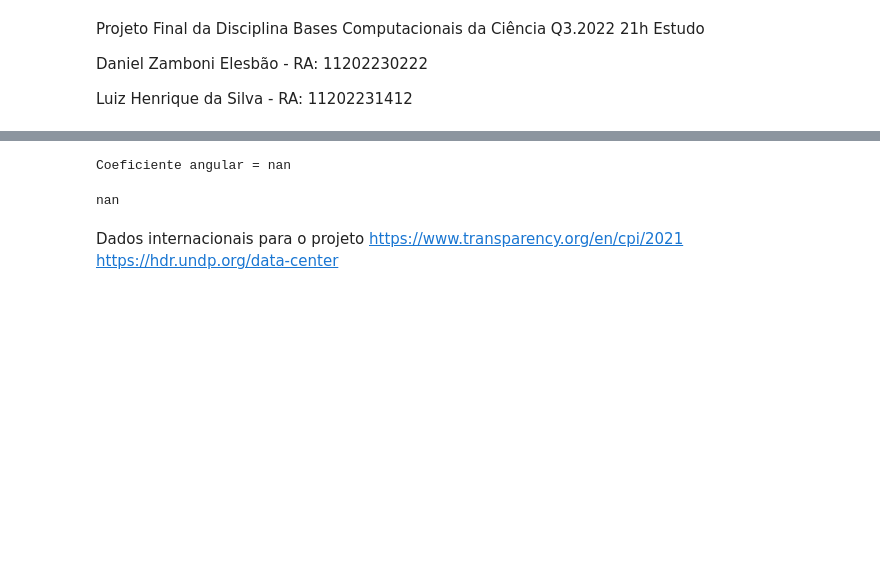
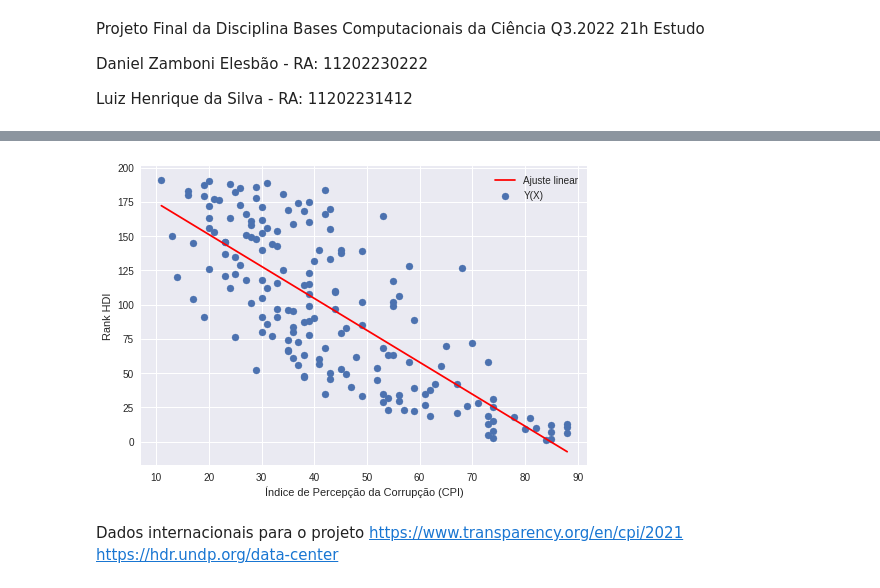
Before and after one commit to HarukiHenrike/BasesComputacionais, a Jupyter notebook: ProjetoBCCDanielZamboniElesbãoeLuizHenriquedaSilva.ipynb, the cells around one changed output, grey strips where cells are left out. Drawn from its saved outputs; the diff is of its cells as text; code cells hidden in the pictures; blank space fills up the shorter version.

```diff
--- a/ProjetoBCCDanielZamboniElesbãoeLuizHenriquedaSilva.ipynb
+++ b/ProjetoBCCDanielZamboniElesbãoeLuizHenriquedaSilva.ipynb
@@ -70,17 +54,21 @@ plt.legend();
 # %%
 media_X = np.mean(X)
 media_Y = np.mean(Y)
 erro_x = X-media_X
 erro_y = Y-media_Y
 soma_erro_xy = np.sum(erro_x*erro_y)
 erro_x_quadratico = (X-media_X)**2.0
 soma_erro_x_quadratico = np.sum(erro_x_quadratico)
 m = soma_erro_xy / soma_erro_x_quadratico
-print("Coeficiente angular = {:0.2f}".format(m))
-media_Y
+c = media_Y - m*media_X
+reta = m*X+c
+plt.scatter(X,Y,label='Y(X)');
+plt.plot(X,reta,label='Ajuste linear',color='red');
+plt.xlabel('Índice de Percepção da Corrupção (CPI)');
+plt.ylabel('Rank HDI');
+plt.legend();
 # %% [output]
-Coeficiente angular = nan
-nan
+[figure, added]
 # %% [markdown]
 Dados internacionais para o projeto
 https://www.transparency.org/en/cpi/2021
```
Also changed, not shown: parts of 3 cells of this notebook.
